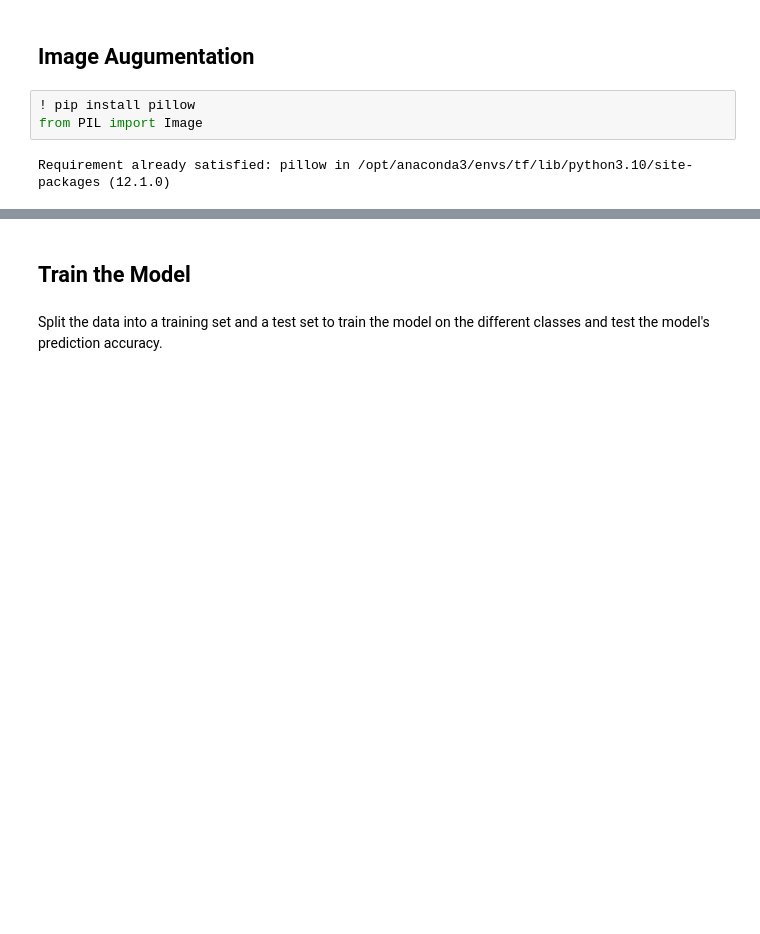
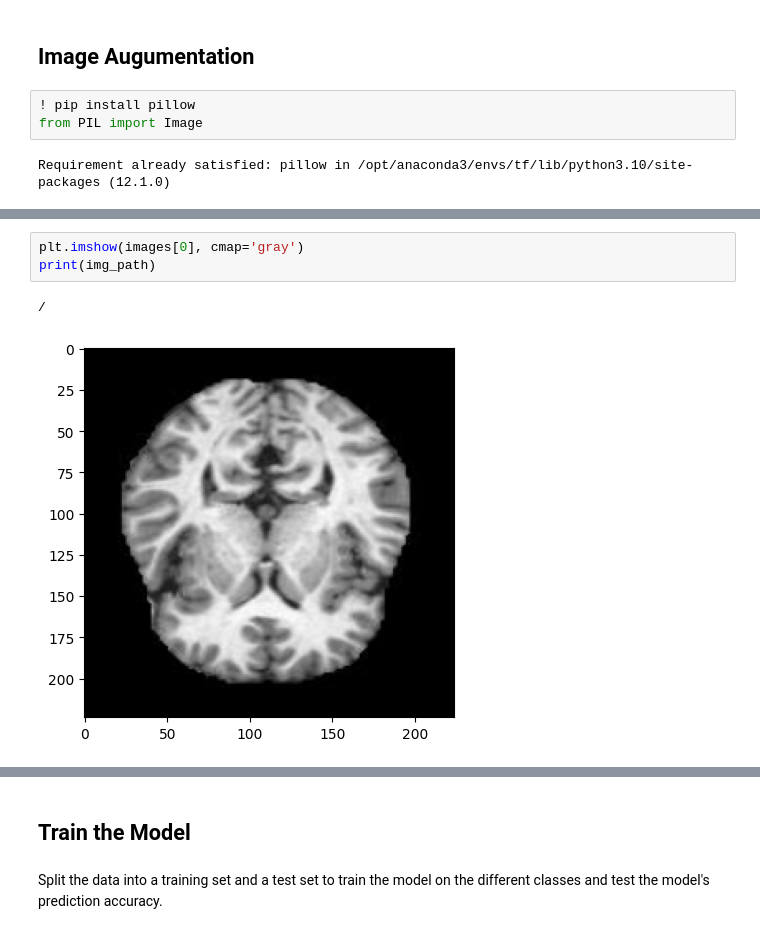
Before and after one commit to maisiev/Predicting-Dementia-Severity, a Jupyter notebook: Dementia_Predicting.ipynb, the cells around one changed output, grey strips where cells are left out. Cells and saved outputs as stored; diff of their text form; blank space fills up the shorter version.

```diff
--- a/Dementia_Predicting.ipynb
+++ b/Dementia_Predicting.ipynb
@@ -144,0 +221,6 @@ Requirement already satisfied: pillow in /opt/anaconda3/envs/tf/lib/python3.10/s
+# %%
+plt.imshow(images[0], cmap='gray')
+print(img_path)
+# %% [output]
+/
+[figure, added]
```
Also changed, not shown: parts of 6 cells of this notebook.
